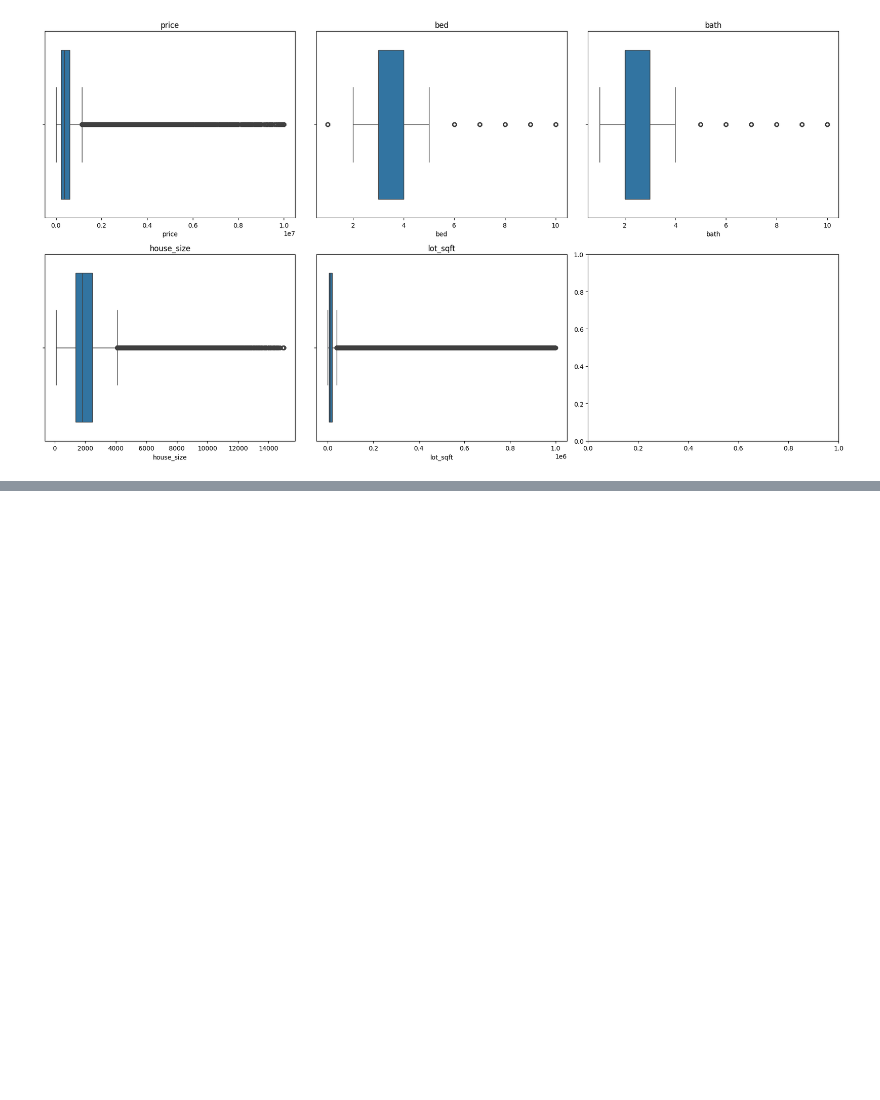
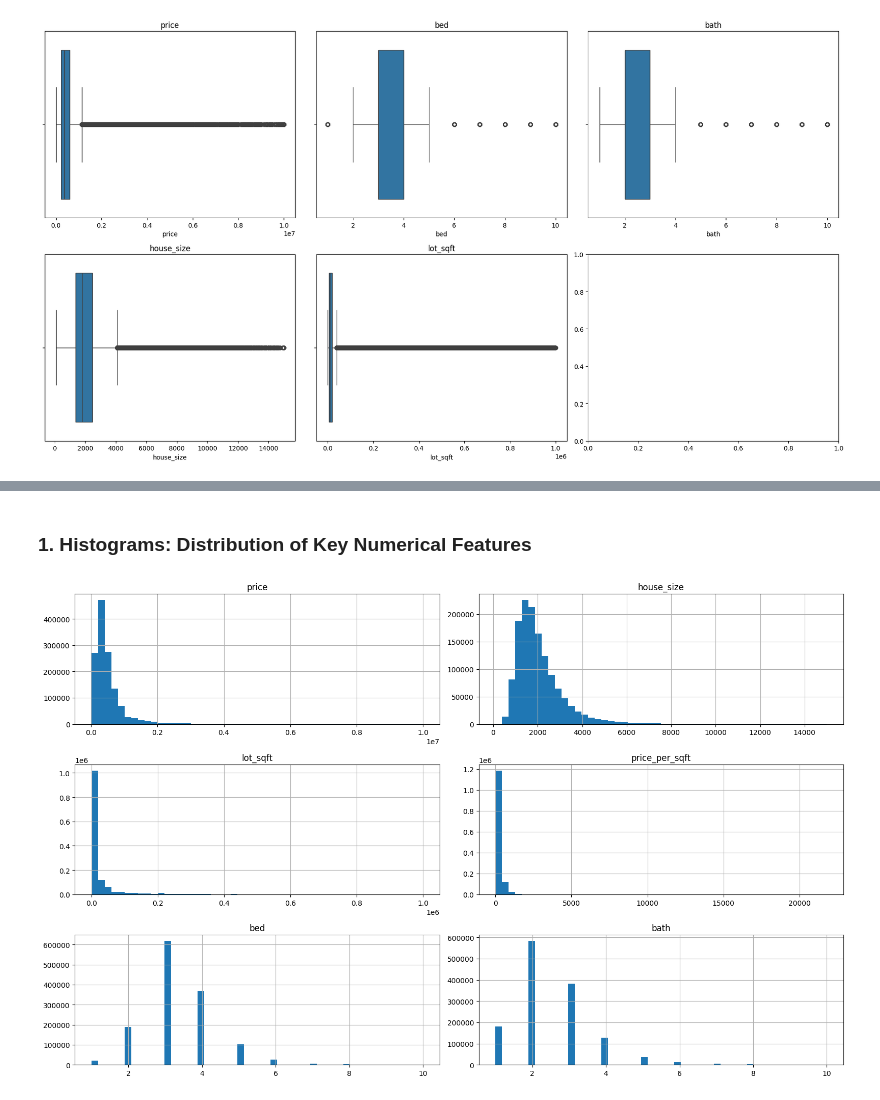
Before and after one commit to birukzlab/real-estate-search-ranking, a Jupyter notebook: notebooks/trial.ipynb, the cells around one changed output, grey strips where cells are left out. Cells and saved outputs as stored; diff of their text form; code cells hidden in the pictures; blank space fills up the shorter version.

```diff
--- a/notebooks/trial.ipynb
+++ b/notebooks/trial.ipynb
@@ -460,0 +548,10 @@ plt.show()
+# %%
+# Convert numeric columns that are wrongly stored as object
+cols_to_float = ['price', 'bed', 'bath', 'house_size', 'lot_sqft', 'price_per_sqft']
+
+for col in cols_to_float:
+    data_for_exploring[col] = pd.to_numeric(data_for_exploring[col], errors='coerce')
+# %%
+# 3. Log transformations for skewed features
+for col in ['price', 'house_size', 'lot_sqft']:
+    data_for_exploring[f'log_{col}'] = np.log1p(data_for_exploring[col])
@@ -460,0 +583,7 @@ plt.show()
+# %%
+# 6. City listing density (popularity of city)
+city_counts = data_for_exploring['city'].value_counts()
+data_for_exploring['city_listing_count'] = data_for_exploring['city'].map(city_counts)
+# %%
+le = LabelEncoder()
+data_for_exploring['zip_code_encoded'] = le.fit_transform(data_for_exploring['zip_code'].astype(str))
@@ -460,0 +602,8 @@ plt.show()
+# %% [markdown]
+### 1. Histograms: Distribution of Key Numerical Features
+# %%
+data_for_exploring[['price', 'house_size', 'lot_sqft', 'price_per_sqft', 'bed', 'bath']].hist(figsize=(16, 10), bins=50)
+plt.tight_layout()
+plt.show()
+# %% [output]
+[figure, added]
```
Also changed, not shown: parts of 55 cells of this notebook, 4 other files.
